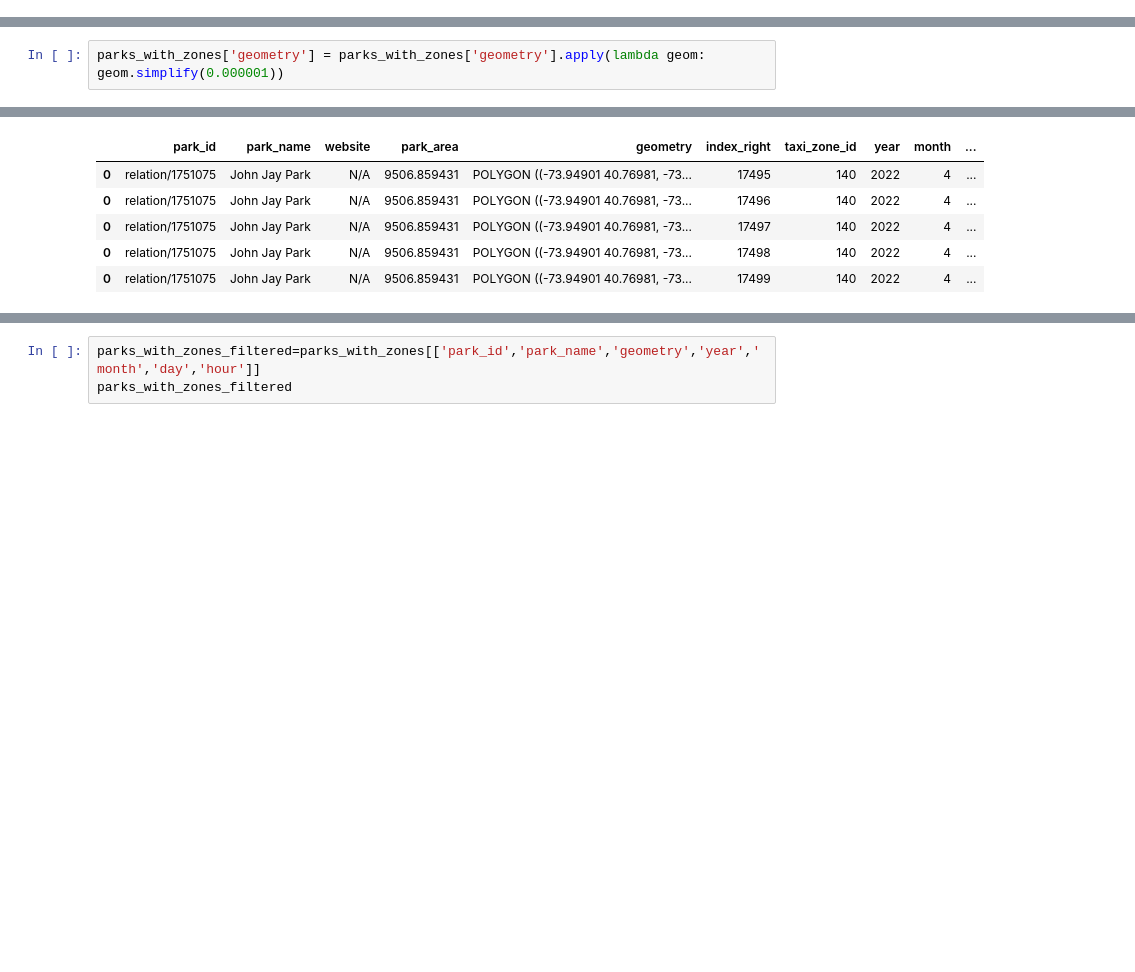
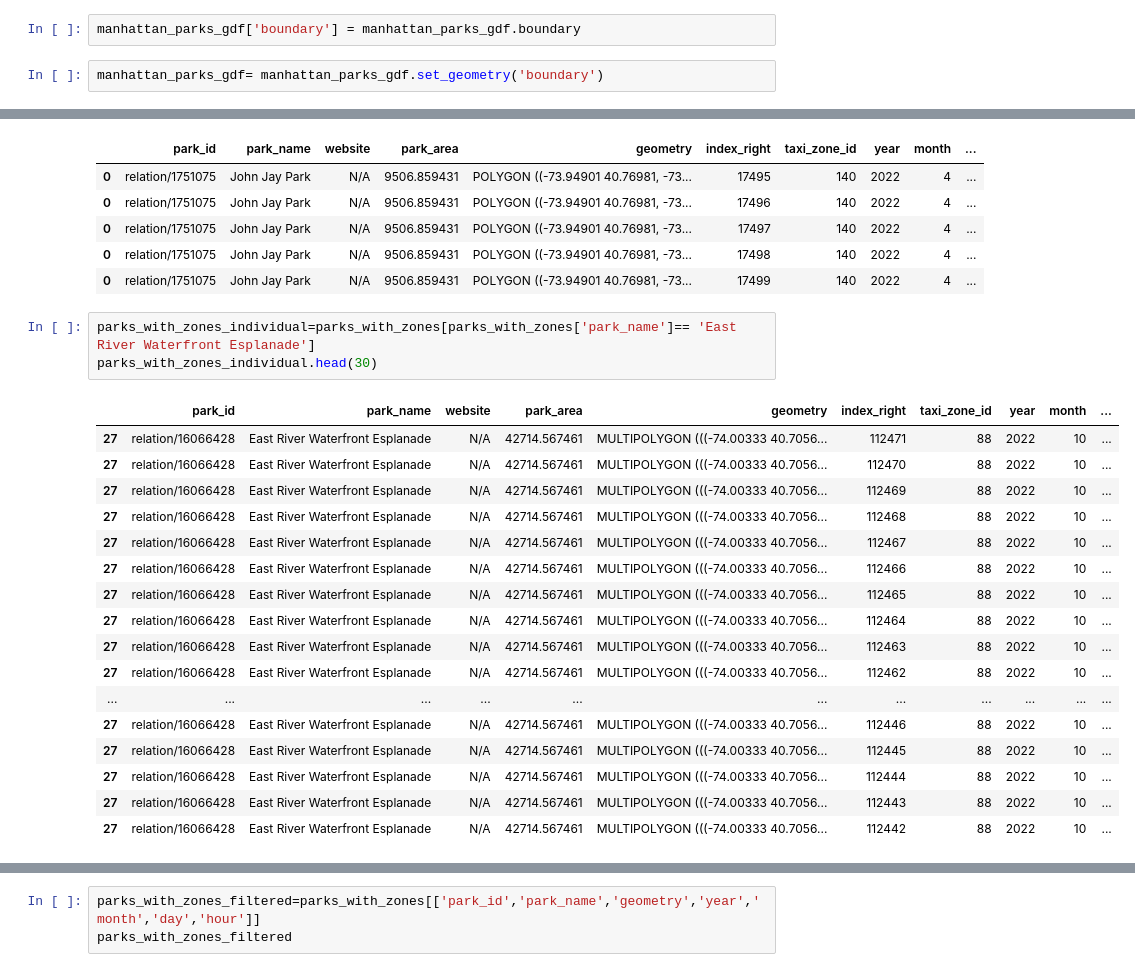
Before and after one commit to shalineraghupathy/comp47360, a Jupyter notebook: Data_cleaning/mapping/mapping_park_taxi_full.ipynb, the cells around one changed output, grey strips where cells are left out. Drawn from its saved outputs; the diff is of its cells as text; blank space fills up the shorter version.

Commit message:
update mapping_park_taxi (geometry solved)

```diff
--- a/Data_cleaning/mapping/mapping_park_taxi_full.ipynb
+++ b/Data_cleaning/mapping/mapping_park_taxi_full.ipynb
@@ -34,5 +34,9 @@ manhattan_parks_gdf.head()
 | 2 | relation/3690816 | Highbridge Park | https://www.nycgovparks.org/parks... | 521310.282769 | MULTIPOLYGON (((-73.93110 40.8470... |
 | 3 | relation/4099553 | Sara D. Roosevelt Park | https://www.nycgovparks.org/parks... | 36496.652767 | MULTIPOLYGON (((-73.99377 40.7180... |
 | 4 | relation/5625630 | Fort Tryon Park | https://www.nycgovparks.org/parks... | 281836.601376 | MULTIPOLYGON (((-73.92808 40.8652... |
+# %%
+manhattan_parks_gdf['boundary'] = manhattan_parks_gdf.boundary
+# %%
+manhattan_parks_gdf= manhattan_parks_gdf.set_geometry('boundary')
 # %%
 busyness_taxizones= gpd.read_file("yellow_taxi_busyness_details_hourly.geojson")
@@ -133,5 +126,3 @@ print(parks_with_zones[['park_name', 'taxi_zone_id']])
 471  103 W 62nd St, New York, NY 10023, USA          142
 
 [895969 rows x 2 columns]
-# %%
-parks_with_zones['geometry'] = parks_with_zones['geometry'].apply(lambda geom: geom.simplify(0.000001))
@@ -203,3 +208,24 @@ parks_with_zones.head()
 | 0 | relation/1751075 | John Jay Park | N/A | 9506.859431 | POLYGON ((-73.94901 40.76981, -73... | 17497 | 140 | 2022 | 4 | ... |
 | 0 | relation/1751075 | John Jay Park | N/A | 9506.859431 | POLYGON ((-73.94901 40.76981, -73... | 17498 | 140 | 2022 | 4 | ... |
 | 0 | relation/1751075 | John Jay Park | N/A | 9506.859431 | POLYGON ((-73.94901 40.76981, -73... | 17499 | 140 | 2022 | 4 | ... |
+# %%
+parks_with_zones_individual=parks_with_zones[parks_with_zones['park_name']== 'East River Waterfront Esplanade']
+parks_with_zones_individual.head(30)
+# %% [output]
+|  | park_id | park_name | website | park_area | geometry | index_right | taxi_zone_id | year | month | ... |
+| 27 | relation/16066428 | East River Waterfront Esplanade | N/A | 42714.567461 | MULTIPOLYGON (((-74.00333 40.7056... | 112471 | 88 | 2022 | 10 | ... |
+| 27 | relation/16066428 | East River Waterfront Esplanade | N/A | 42714.567461 | MULTIPOLYGON (((-74.00333 40.7056... | 112470 | 88 | 2022 | 10 | ... |
+| 27 | relation/16066428 | East River Waterfront Esplanade | N/A | 42714.567461 | MULTIPOLYGON (((-74.00333 40.7056... | 112469 | 88 | 2022 | 10 | ... |
+| 27 | relation/16066428 | East River Waterfront Esplanade | N/A | 42714.567461 | MULTIPOLYGON (((-74.00333 40.7056... | 112468 | 88 | 2022 | 10 | ... |
+| 27 | relation/16066428 | East River Waterfront Esplanade | N/A | 42714.567461 | MULTIPOLYGON (((-74.00333 40.7056... | 112467 | 88 | 2022 | 10 | ... |
+| 27 | relation/16066428 | East River Waterfront Esplanade | N/A | 42714.567461 | MULTIPOLYGON (((-74.00333 40.7056... | 112466 | 88 | 2022 | 10 | ... |
+| 27 | relation/16066428 | East River Waterfront Esplanade | N/A | 42714.567461 | MULTIPOLYGON (((-74.00333 40.7056... | 112465 | 88 | 2022 | 10 | ... |
+| 27 | relation/16066428 | East River Waterfront Esplanade | N/A | 42714.567461 | MULTIPOLYGON (((-74.00333 40.7056... | 112464 | 88 | 2022 | 10 | ... |
+| 27 | relation/16066428 | East River Waterfront Esplanade | N/A | 42714.567461 | MULTIPOLYGON (((-74.00333 40.7056... | 112463 | 88 | 2022 | 10 | ... |
+| 27 | relation/16066428 | East River Waterfront Esplanade | N/A | 42714.567461 | MULTIPOLYGON (((-74.00333 40.7056... | 112462 | 88 | 2022 | 10 | ... |
+| ... | ... | ... | ... | ... | ... | ... | ... | ... | ... | ... |
+| 27 | relation/16066428 | East River Waterfront Esplanade | N/A | 42714.567461 | MULTIPOLYGON (((-74.00333 40.7056... | 112446 | 88 | 2022 | 10 | ... |
+| 27 | relation/16066428 | East River Waterfront Esplanade | N/A | 42714.567461 | MULTIPOLYGON (((-74.00333 40.7056... | 112445 | 88 | 2022 | 10 | ... |
+| 27 | relation/16066428 | East River Waterfront Esplanade | N/A | 42714.567461 | MULTIPOLYGON (((-74.00333 40.7056... | 112444 | 88 | 2022 | 10 | ... |
+| 27 | relation/16066428 | East River Waterfront Esplanade | N/A | 42714.567461 | MULTIPOLYGON (((-74.00333 40.7056... | 112443 | 88 | 2022 | 10 | ... |
+| 27 | relation/16066428 | East River Waterfront Esplanade | N/A | 42714.567461 | MULTIPOLYGON (((-74.00333 40.7056... | 112442 | 88 | 2022 | 10 | ... |
```
Also changed, not shown: parts of 57 cells of this notebook.
